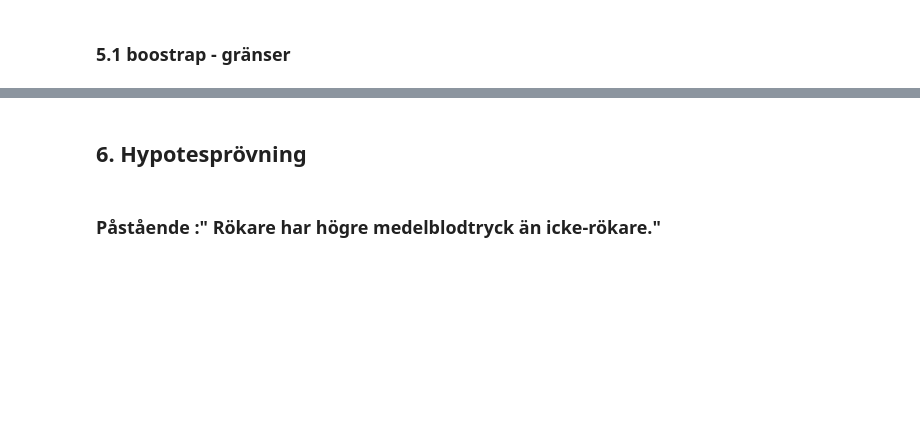
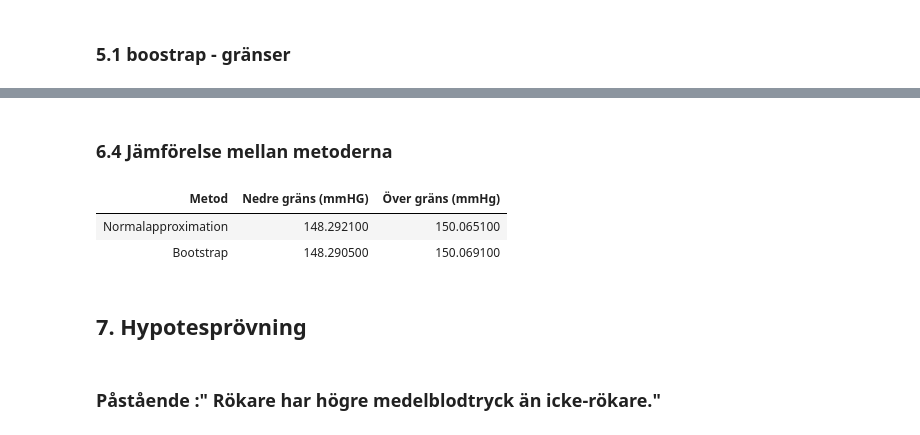
Before and after one commit to Yttak82/health_analysis, a Jupyter notebook: notebooks/analysis.ipynb, the cells around one changed output, grey strips where cells are left out. Cells and saved outputs as stored; diff of their text form; code cells hidden in the pictures; blank space fills up the shorter version.

```diff
--- a/notebooks/analysis.ipynb
+++ b/notebooks/analysis.ipynb
@@ -413,0 +411,3 @@ display(bootstrap_means[:5])
+# %%
+bootstrap_ci = tuple(np.percentile(bootstrap_means, [100 * ALPHA / 2, 100 * (1 - ALPHA / 2)]))
+print(f"95% CI, bootstrap: [{bootstrap_ci[0]:.4f}, {bootstrap_ci[1]:.4f}] mmHg")
@@ -493,5 +472,19 @@ plt.show()
+# %% [markdown]
+### 6.4 Jämförelse mellan metoderna
+# %%
+ci_table = pd.DataFrame({
+    "Metod": ["Normalapproximation", "Bootstrap"],
+    "Nedre gräns (mmHG)": [normal_ci[0], bootstrap_ci[0]],
+    "Över gräns (mmHg)":  [normal_ci[1], bootstrap_ci[1]]
+})
+
+display(ci_table.round(4).style.hide(axis="index"))
+# %% [output]
+| Metod | Nedre gräns (mmHG) | Över gräns (mmHg) |
+| Normalapproximation | 148.292100 | 150.065100 |
+| Bootstrap | 148.290500 | 150.069100 |
 # %% [markdown]
-## 6. Hypotesprövning
+## 7. Hypotesprövning
 # %% [markdown]
 ### Påstående :" Rökare har högre medelblodtryck än icke-rökare."
 # %% [markdown]
```
Also changed, not shown: parts of 24 cells of this notebook.
